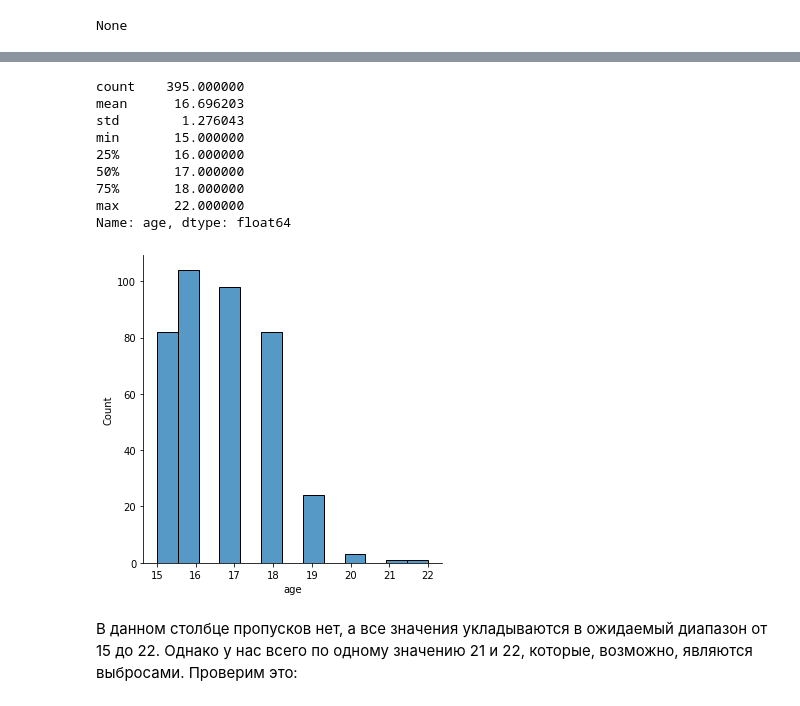
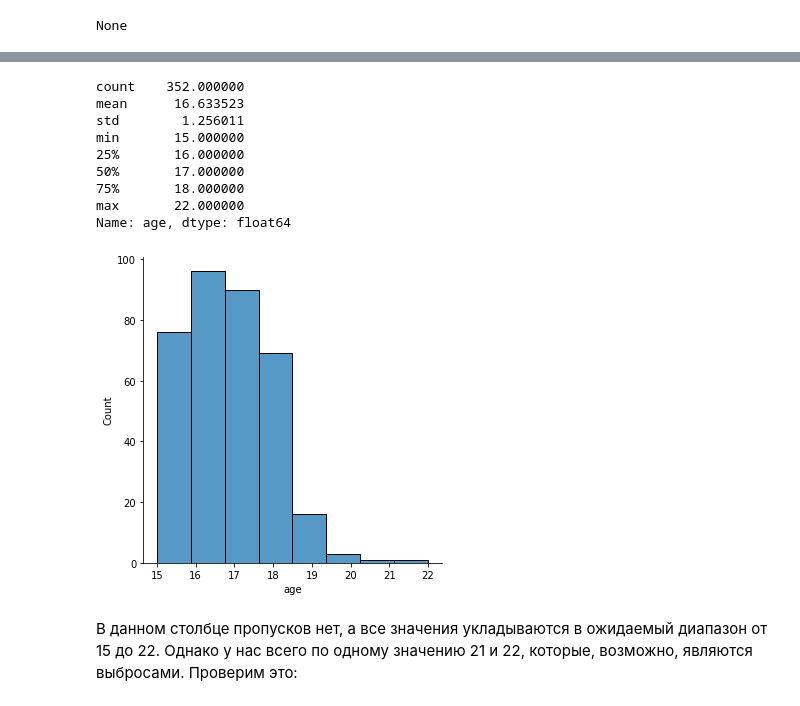
Before and after one commit to Zaslavsky-Dmitry/SkillFactory, a Jupyter notebook: module_2/module_2.ipynb, the cells around one changed output, grey strips where cells are left out. Saved outputs shown, nothing was run; the diff lists cells and outputs as text; code cells hidden in the pictures.

```diff
--- a/module_2/module_2.ipynb
+++ b/module_2/module_2.ipynb
@@ -165,0 +222,2 @@ None
+# %%
+data = data.loc[data.score > 0]
@@ -191,17 +279,17 @@ memory usage: 3.2 KB
 # %%
-sns.displot(data.age)
+sns.displot(data.age, bins = len(data.age.value_counts()))
 data.age.describe()
 # %% [output]
-count    395.000000
-mean      16.696203
-std        1.276043
+count    352.000000
+mean      16.633523
+std        1.256011
 min       15.000000
 25%       16.000000
 50%       17.000000
 75%       18.000000
 max       22.000000
 Name: age, dtype: float64
-[figure, old version]
+[figure, new version]
 # %% [markdown]
 В данном столбце пропусков нет, а все значения укладываются в ожидаемый диапазон от 15 до 22. Однако у нас всего по одному значению 21 и 22, которые, возможно, являются выбросами.
 Проверим это:
```
Also changed, not shown: parts of 111 cells of this notebook.
